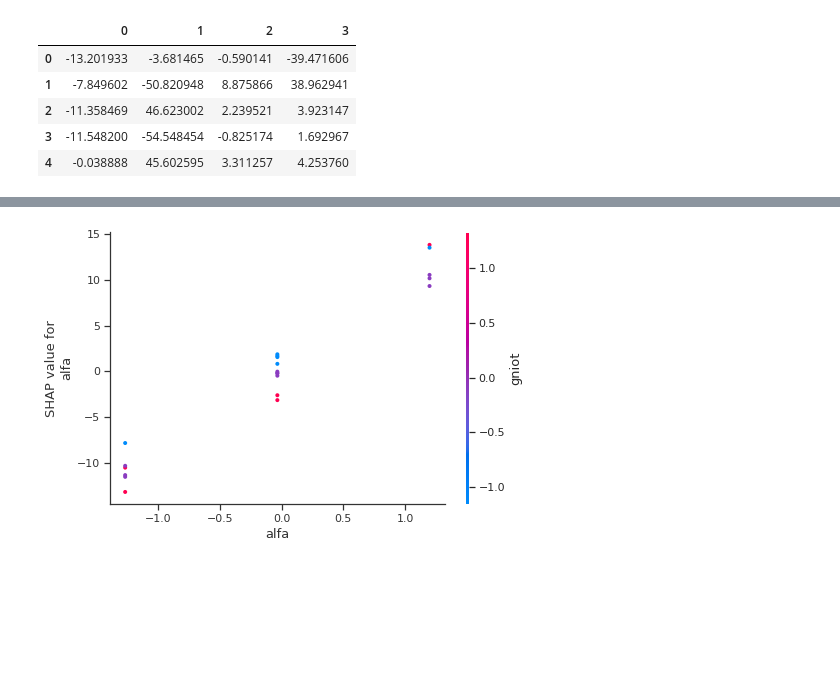
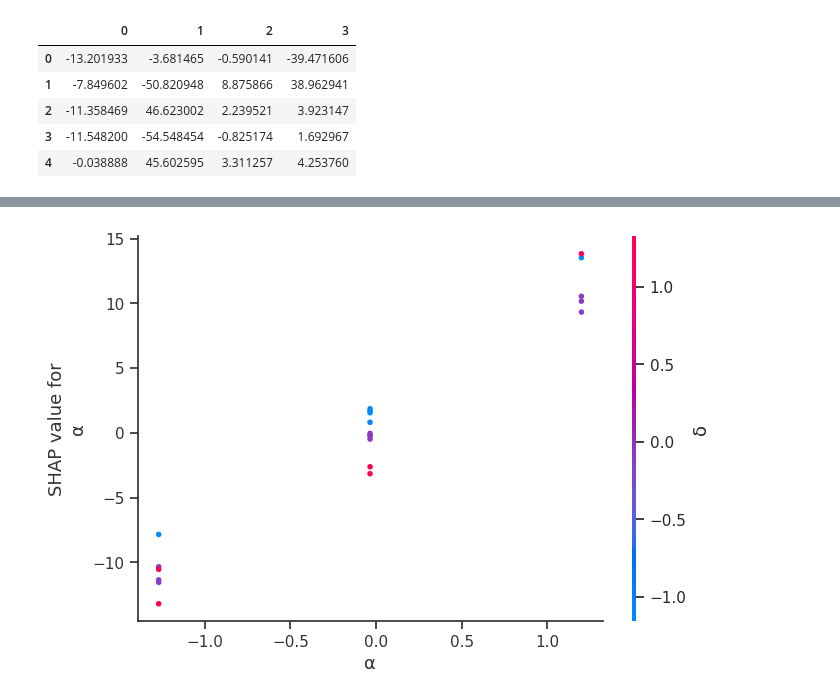
Before and after one commit to konrad-l/waviness_prediction, a Jupyter notebook: CNC_SVR.ipynb, the cells around one changed output, grey strips where cells are left out. Saved outputs shown, nothing was run; the diff lists cells and outputs as text; code cells hidden in the pictures; blank space fills up the shorter version.

```diff
--- a/CNC_SVR.ipynb
+++ b/CNC_SVR.ipynb
@@ -289,3 +287,5 @@ column_names = ['alfa', 'tetha', 'Vu', 'gniot']
+# %%
+column_names = ['α', 'θ', 'Vu', 'δ']
 # %%
 shap.summary_plot(shap_values, X_test, plot_type='bar', feature_names=column_names)
 # %% [output]
@@ -315,4 +316,4 @@ shap.dependence_plot(0, shap_values, X_test, feature_names=column_names)
 # %%
-shap.dependence_plot(0, shap_values, X_test, feature_names=column_names, interaction_index="gniot")
+shap.dependence_plot(0, shap_values, X_test, feature_names=column_names, interaction_index="δ")
 # %% [output]
-[figure, old version]
+[figure, new version]
```
Also changed, not shown: parts of 9 cells of this notebook.
